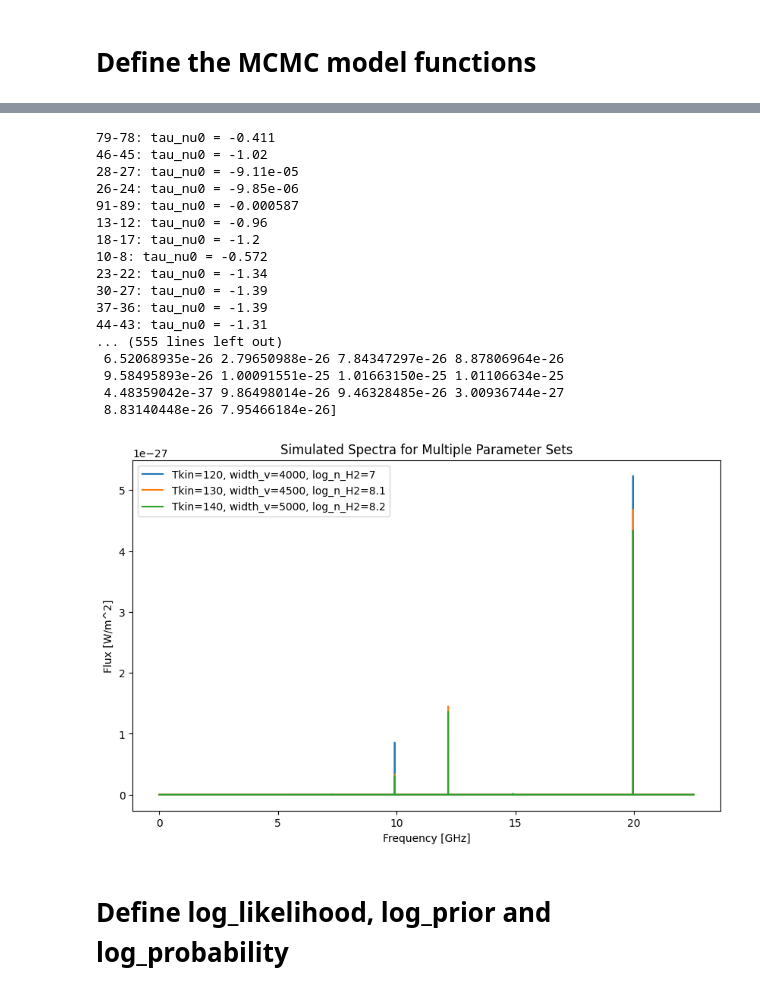
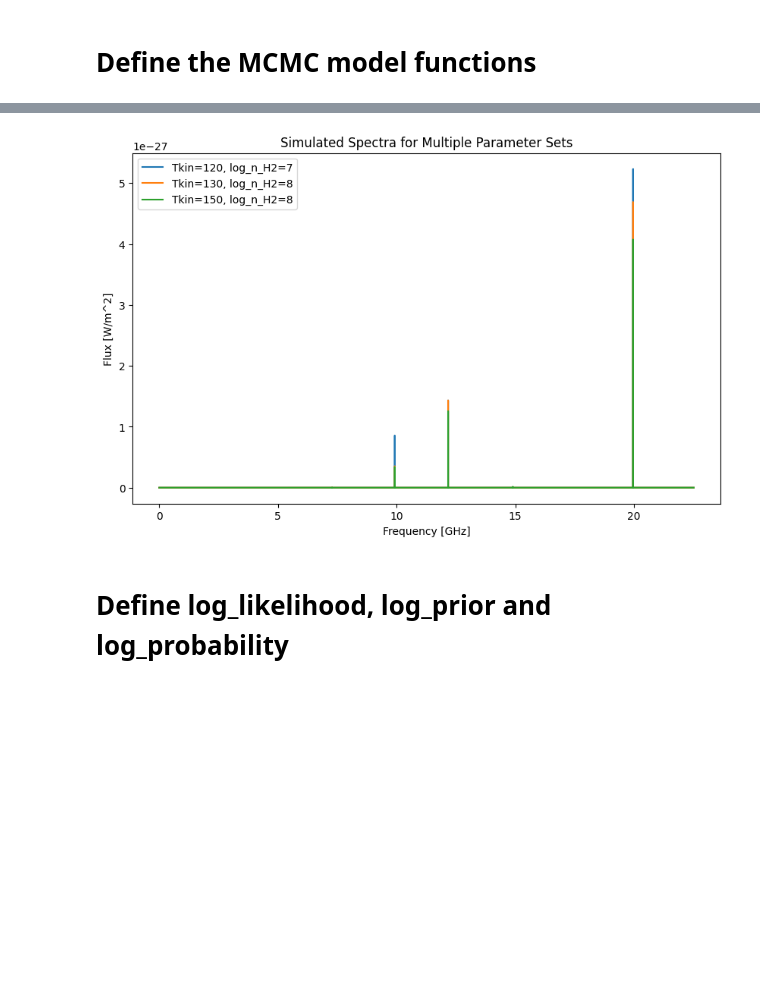
Before and after one commit to aleksej-rodano/phas0052_project, a Jupyter notebook: mcmc_and_radex.ipynb, the cells around one changed output, grey strips where cells are left out. Saved outputs shown, nothing was run; the diff lists cells and outputs as text; code cells hidden in the pictures; blank space fills up the shorter version.

```diff
--- a/mcmc_and_radex.ipynb
+++ b/mcmc_and_radex.ipynb
@@ -276,34 +219,0 @@ plt.show()
-# %%
-def simulate_spectrum_from_params(Tkin_candidate, width_v_candidate, log_n_H2_candidate):
-    """Simulate a spectrum from multiple transitions for a given set of parameters"""
-
-    # Convert log-density to linear density (matching your units)
-    n_H2_candidate = 10 ** (log_n_H2_candidate) / constants.centi**3
-    # Create a new cloud with the candidate width_v
-    cloud_candidate = radiative_transfer.Cloud(
-        datafilepath=datafilepath_methanol,
-        geometry=geometry,
-        line_profile_type=line_profile_type,
-        width_v=width_v_candidate,
-    )
-    cloud_candidate.update_parameters(
-        N=N,
-        Tkin=Tkin_candidate,
-        collider_densities={"H2": n_H2_candidate},
-        ext_background=ext_background,
-        T_dust=T_dust,
-        tau_dust=tau_dust,
-    )
-    cloud_candidate.solve_radiative_transfer()
-    # Get the flux for the chosen transition
-    flux_candidate = cloud_candidate.fluxes_of_individual_transitions(transitions=list(range(firstN_transitions)), solid_angle=source_solid_angle)
-
-    params = []
-    for i in range(n_trans_spectrum):
-        params.extend([flux_candidate[i], nu0_arrayCH3OH[i], realistic_fwhm[i]])
-
-    # print("flux of spectrum ", flux_candidate)
-
-    # Build the model line using the same Gaussian profile (center and fwhm_frequancy fixed)
-    model_all_spectrum = model_spectrum(x, params)
-    return model_all_spectrum
@@ -314,3 +220,3 @@ array([0., 0., 0., ..., 0., 0., 0.])
 # %%
 # use the define function to plot spectrum using the same parameters as in section 1
-spec = simulate_spectrum_from_params(Tkin, width_v, 8)
+spec = simulate_spectrum_from_params(Tkin, 8)
@@ -335,37 +223,20 @@ spec = simulate_spectrum_from_params(Tkin, width_v, 8)
 # %%
 # Define multiple sets of parameters
-parameter_sets = [(120, 4000, 7), (130, 4500, 8.1), (140, 5000, 8.2)]
+parameter_sets = [(120, 7), (130, 8), (150, 8)]
 
 # Plot all spectra
 plt.figure(figsize=(10, 6))
-for Tkin_candidate, width_v_candidate, log_n_H2_candidate in parameter_sets:
-    spec = simulate_spectrum_from_params(Tkin_candidate, width_v_candidate, log_n_H2_candidate)
-    plt.plot(x / constants.giga, spec, label=f"Tkin={Tkin_candidate}, width_v={width_v_candidate}, log_n_H2={log_n_H2_candidate}")
+for Tkin_candidate, log_n_H2_candidate in parameter_sets:
+    spec = simulate_spectrum_from_params(Tkin_candidate, log_n_H2_candidate)
+    plt.plot(x / constants.giga, spec, label=f"Tkin={Tkin_candidate}, log_n_H2={log_n_H2_candidate}")
 
 plt.xlabel("Frequency [GHz]")
 plt.ylabel(r"Flux [W/m^2]")
 plt.legend()
 plt.title("Simulated Spectra for Multiple Parameter Sets")
 plt.show()
 # %% [output]
-79-78: tau_nu0 = -0.411
-46-45: tau_nu0 = -1.02
-28-27: tau_nu0 = -9.11e-05
-26-24: tau_nu0 = -9.85e-06
-91-89: tau_nu0 = -0.000587
-13-12: tau_nu0 = -0.96
-18-17: tau_nu0 = -1.2
-10-8: tau_nu0 = -0.572
-23-22: tau_nu0 = -1.34
-30-27: tau_nu0 = -1.39
-37-36: tau_nu0 = -1.39
-44-43: tau_nu0 = -1.31
-... (555 lines left out)
- 6.52068935e-26 2.79650988e-26 7.84347297e-26 8.87806964e-26
- 9.58495893e-26 1.00091551e-25 1.01663150e-25 1.01106634e-25
- 4.48359042e-37 9.86498014e-26 9.46328485e-26 3.00936744e-27
- 8.83140448e-26 7.95466184e-26]
-[figure, old version]
+[figure, new version]
 # %% [markdown]
 # Define log_likelihood, log_prior and log_probability
 # %%
```
Also changed, not shown: parts of 11 cells of this notebook.
